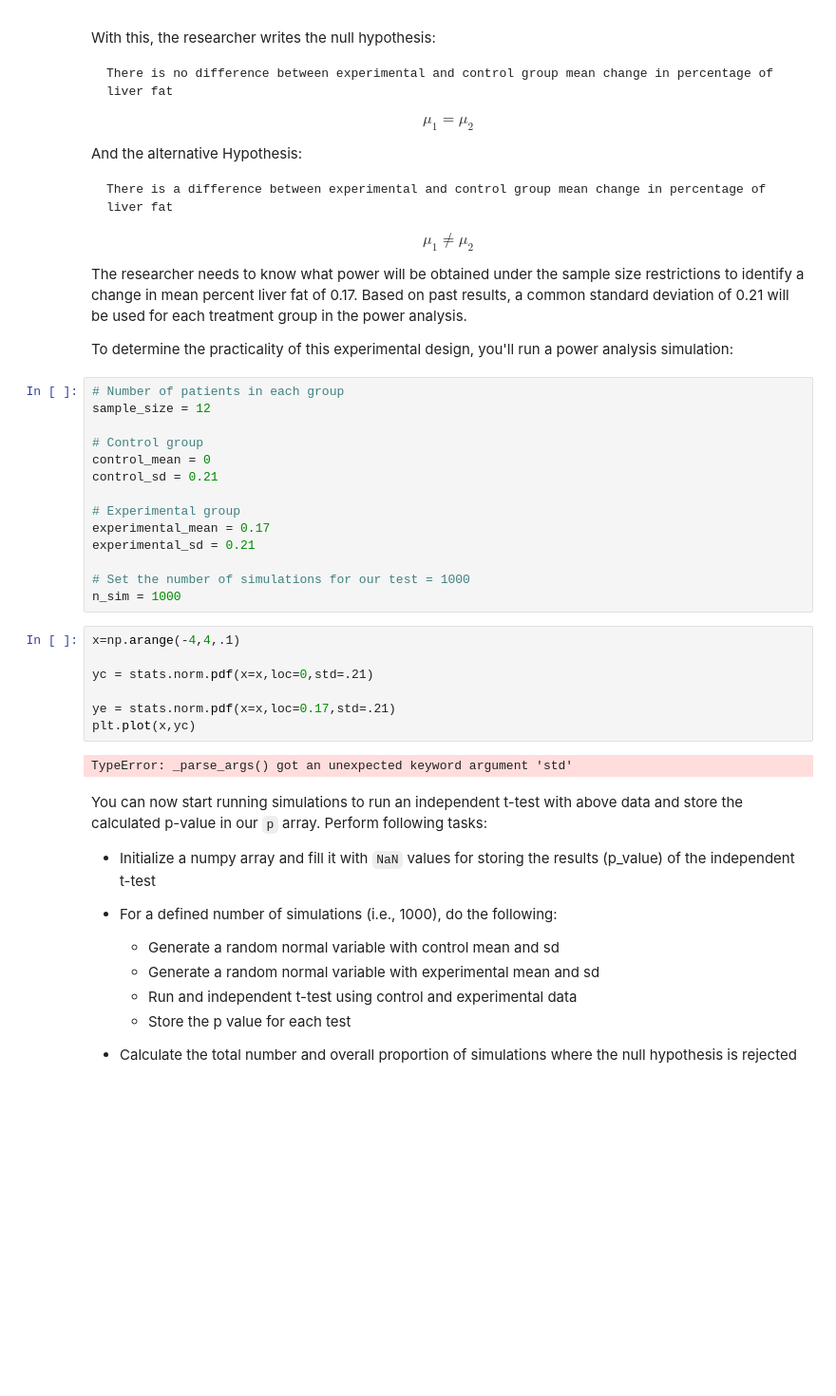
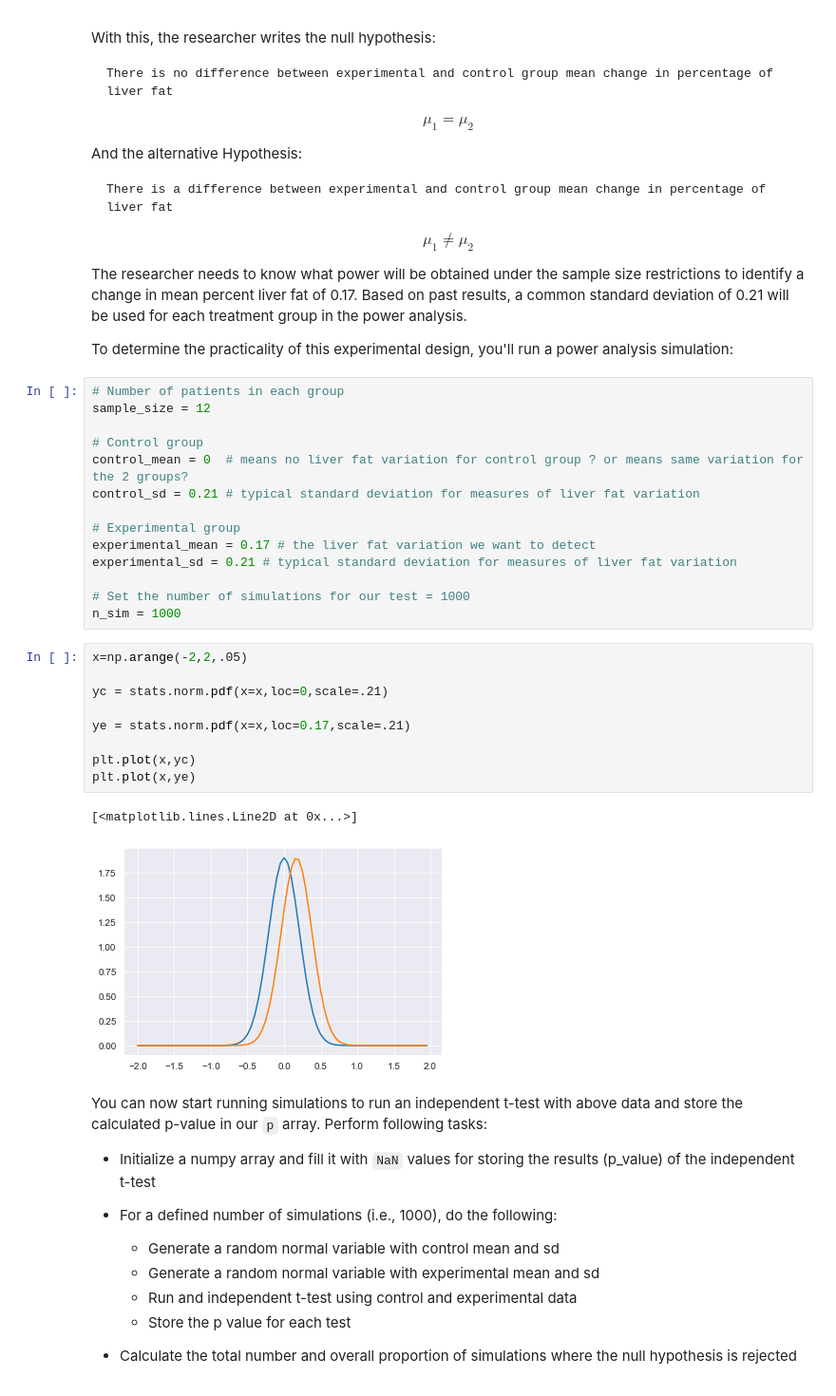
Before and after one commit to poariston/dsc-statistical-power-lab-online-ds-pt-120919, a Jupyter notebook: index.ipynb, the cells around one changed output. Shown at 95% size. Saved outputs shown, nothing was run; the diff lists cells and outputs as text; blank space fills up the shorter version.

```diff
--- a/index.ipynb
+++ b/index.ipynb
@@ -60,24 +60,27 @@ To determine the practicality of this experimental design, you'll run a power an
 sample_size = 12
 
 # Control group
-control_mean = 0
-control_sd = 0.21
+control_mean = 0  # means no liver fat variation for control group ? or means same variation for the 2 groups?
+control_sd = 0.21 # typical standard deviation for measures of liver fat variation
 
 # Experimental group
-experimental_mean = 0.17
-experimental_sd = 0.21
+experimental_mean = 0.17 # the liver fat variation we want to detect
+experimental_sd = 0.21 # typical standard deviation for measures of liver fat variation
 
 # Set the number of simulations for our test = 1000
 n_sim = 1000
 # %%
-x=np.arange(-4,4,.1)
+x=np.arange(-2,2,.05)
 
-yc = stats.norm.pdf(x=x,loc=0,std=.21)
+yc = stats.norm.pdf(x=x,loc=0,scale=.21)
 
-ye = stats.norm.pdf(x=x,loc=0.17,std=.21)
+ye = stats.norm.pdf(x=x,loc=0.17,scale=.21)
+
 plt.plot(x,yc)
+plt.plot(x,ye)
 # %% [output]
-TypeError: _parse_args() got an unexpected keyword argument 'std'
+[<matplotlib.lines.Line2D at 0x...>]
+[figure, added]
 # %% [markdown]
 You can now start running simulations to run an independent t-test with above data and store the calculated p-value in our `p` array. Perform following tasks:
 
```
Also changed, not shown: parts of 14 cells of this notebook.
